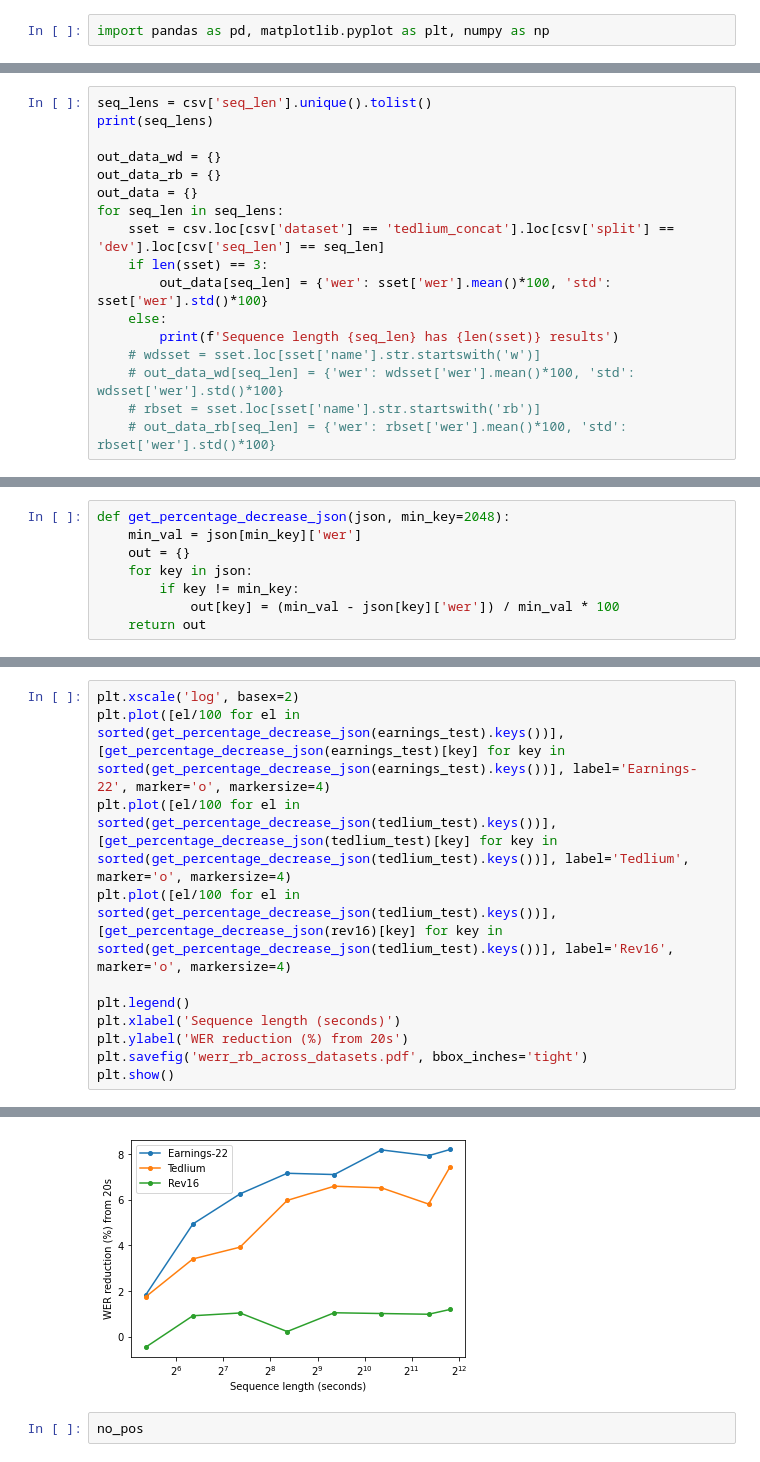
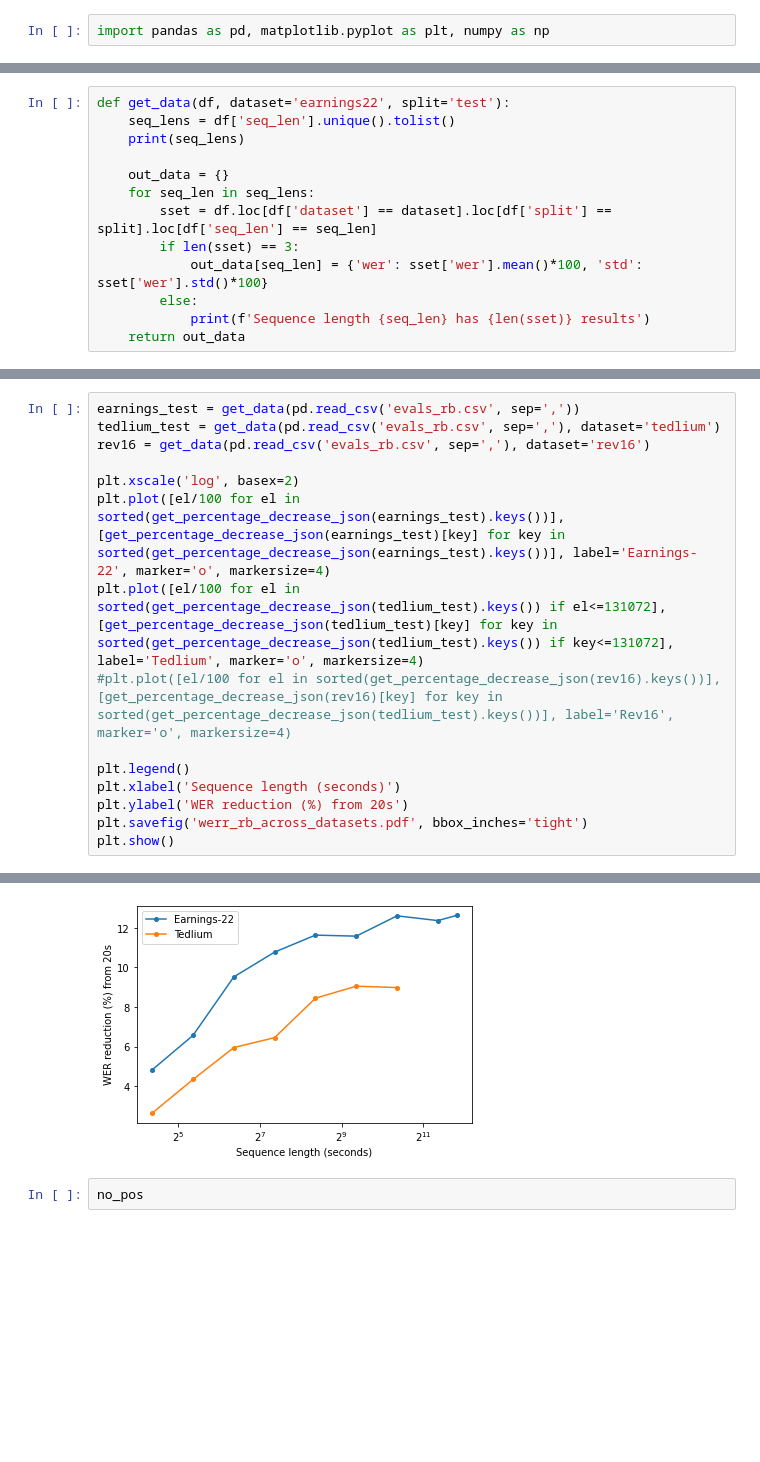
Before and after one commit to robflynnyh/long-context-asr, a Jupyter notebook: eval/results/eval.ipynb, the cells around one changed output, grey strips where cells are left out. Cells and saved outputs as stored; diff of their text form; blank space fills up the shorter version.

Commit message:
latest results

```diff
--- a/eval/results/eval.ipynb
+++ b/eval/results/eval.ipynb
@@ -34,17 +106,13 @@ csv.loc[csv['dataset'] == 'tedlium'].loc[csv['split'] == 'dev'].loc[csv['seq_len
 # %%
-seq_lens = csv['seq_len'].unique().tolist()
-print(seq_lens)
+def get_data(df, dataset='earnings22', split='test'):
+    seq_lens = df['seq_len'].unique().tolist()
+    print(seq_lens)
 
-out_data_wd = {}
-out_data_rb = {}
-out_data = {}
-for seq_len in seq_lens:
-    sset = csv.loc[csv['dataset'] == 'tedlium_concat'].loc[csv['split'] == 'dev'].loc[csv['seq_len'] == seq_len]
-    if len(sset) == 3:
-        out_data[seq_len] = {'wer': sset['wer'].mean()*100, 'std': sset['wer'].std()*100}
-    else:
-        print(f'Sequence length {seq_len} has {len(sset)} results')
-    # wdsset = sset.loc[sset['name'].str.startswith('w')]
-    # out_data_wd[seq_len] = {'wer': wdsset['wer'].mean()*100, 'std': wdsset['wer'].std()*100}
-    # rbset = sset.loc[sset['name'].str.startswith('rb')]
-    # out_data_rb[seq_len] = {'wer': rbset['wer'].mean()*100, 'std': rbset['wer'].std()*100}
+    out_data = {}
+    for seq_len in seq_lens:
+        sset = df.loc[df['dataset'] == dataset].loc[df['split'] == split].loc[df['seq_len'] == seq_len]
+        if len(sset) == 3:
+            out_data[seq_len] = {'wer': sset['wer'].mean()*100, 'std': sset['wer'].std()*100}
+        else:
+            print(f'Sequence length {seq_len} has {len(sset)} results')
+    return out_data
@@ -63,8 +118,0 @@ Sequence length 262144 has 0 results
-# %%
-def get_percentage_decrease_json(json, min_key=2048):
-    min_val = json[min_key]['wer']
-    out = {}
-    for key in json:
-        if key != min_key:
-            out[key] = (min_val - json[key]['wer']) / min_val * 100
-    return out
@@ -107,8 +119,12 @@ plt.plot(sorted(get_percentage_decrease_json(tedlium_test).keys()), sorted(get_p
 # %%
+earnings_test = get_data(pd.read_csv('evals_rb.csv', sep=','))
+tedlium_test = get_data(pd.read_csv('evals_rb.csv', sep=','), dataset='tedlium')
+rev16 = get_data(pd.read_csv('evals_rb.csv', sep=','), dataset='rev16')
+
 plt.xscale('log', basex=2)
 plt.plot([el/100 for el in sorted(get_percentage_decrease_json(earnings_test).keys())], [get_percentage_decrease_json(earnings_test)[key] for key in sorted(get_percentage_decrease_json(earnings_test).keys())], label='Earnings-22', marker='o', markersize=4)
-plt.plot([el/100 for el in sorted(get_percentage_decrease_json(tedlium_test).keys())], [get_percentage_decrease_json(tedlium_test)[key] for key in sorted(get_percentage_decrease_json(tedlium_test).keys())], label='Tedlium', marker='o', markersize=4)
-plt.plot([el/100 for el in sorted(get_percentage_decrease_json(tedlium_test).keys())], [get_percentage_decrease_json(rev16)[key] for key in sorted(get_percentage_decrease_json(tedlium_test).keys())], label='Rev16', marker='o', markersize=4)
+plt.plot([el/100 for el in sorted(get_percentage_decrease_json(tedlium_test).keys()) if el<=131072], [get_percentage_decrease_json(tedlium_test)[key] for key in sorted(get_percentage_decrease_json(tedlium_test).keys()) if key<=131072], label='Tedlium', marker='o', markersize=4)
+#plt.plot([el/100 for el in sorted(get_percentage_decrease_json(rev16).keys())], [get_percentage_decrease_json(rev16)[key] for key in sorted(get_percentage_decrease_json(tedlium_test).keys())], label='Rev16', marker='o', markersize=4)
 
 plt.legend()
 plt.xlabel('Sequence length (seconds)')
@@ -119,4 +139,4 @@ plt.show()
-[figure, old version]
+[figure, new version]
 # %%
 no_pos
 # %% [output]
```
Also changed, not shown: parts of 25 cells of this notebook, 13 other files.
